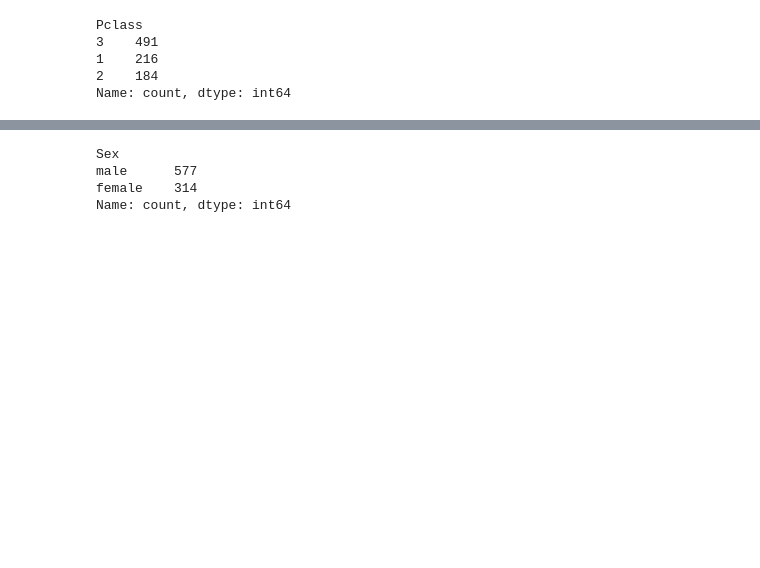
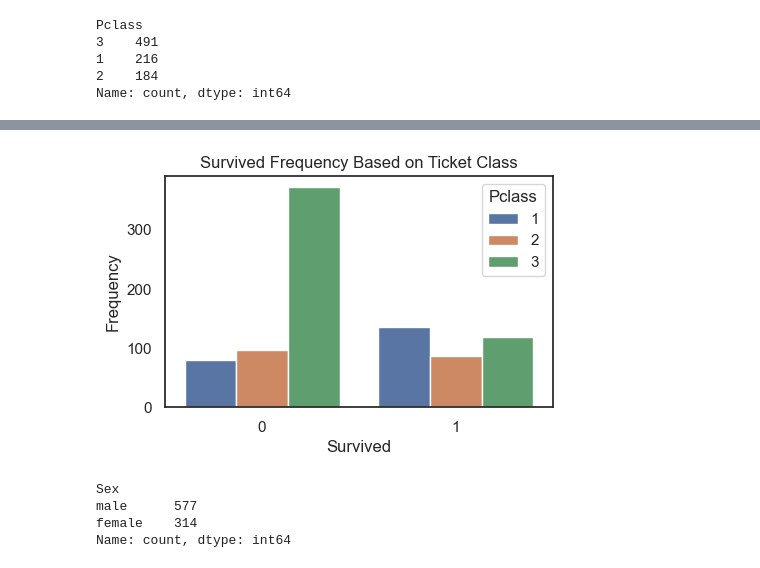
Before and after one commit to tanjatom/MachineLearning, a Jupyter notebook: Classification/titanic_ML_from_disaster.ipynb, the cells around one changed output, grey strips where cells are left out. Cells and saved outputs as stored; diff of their text form; code cells hidden in the pictures; blank space fills up the shorter version.

```diff
--- a/Classification/titanic_ML_from_disaster.ipynb
+++ b/Classification/titanic_ML_from_disaster.ipynb
@@ -130,3 +143,6 @@ Pclass
 1    216
 2    184
 Name: count, dtype: int64
+# %%
+survived_pclass = train_data.groupby("Pclass")["Survived"].value_counts().reset_index()
+survived_pclass.head()
@@ -133,3 +156,13 @@ Name: count, dtype: int64
+# %%
+# Visualize frequency of survival grouped by ticket class
+plt.figure(figsize=(5, 3))
+sns.barplot(data=survived_pclass, x="Survived", y="count", hue="Pclass")
+plt.title("Survived Frequency Based on Ticket Class")
+plt.xlabel("Survived")
+plt.ylabel("Frequency")
+plt.show()
+# %% [output]
+[figure, added]
 # %%
 train_data["Sex"].value_counts()
 # %% [output]
```
Also changed, not shown: parts of 10 cells of this notebook.
